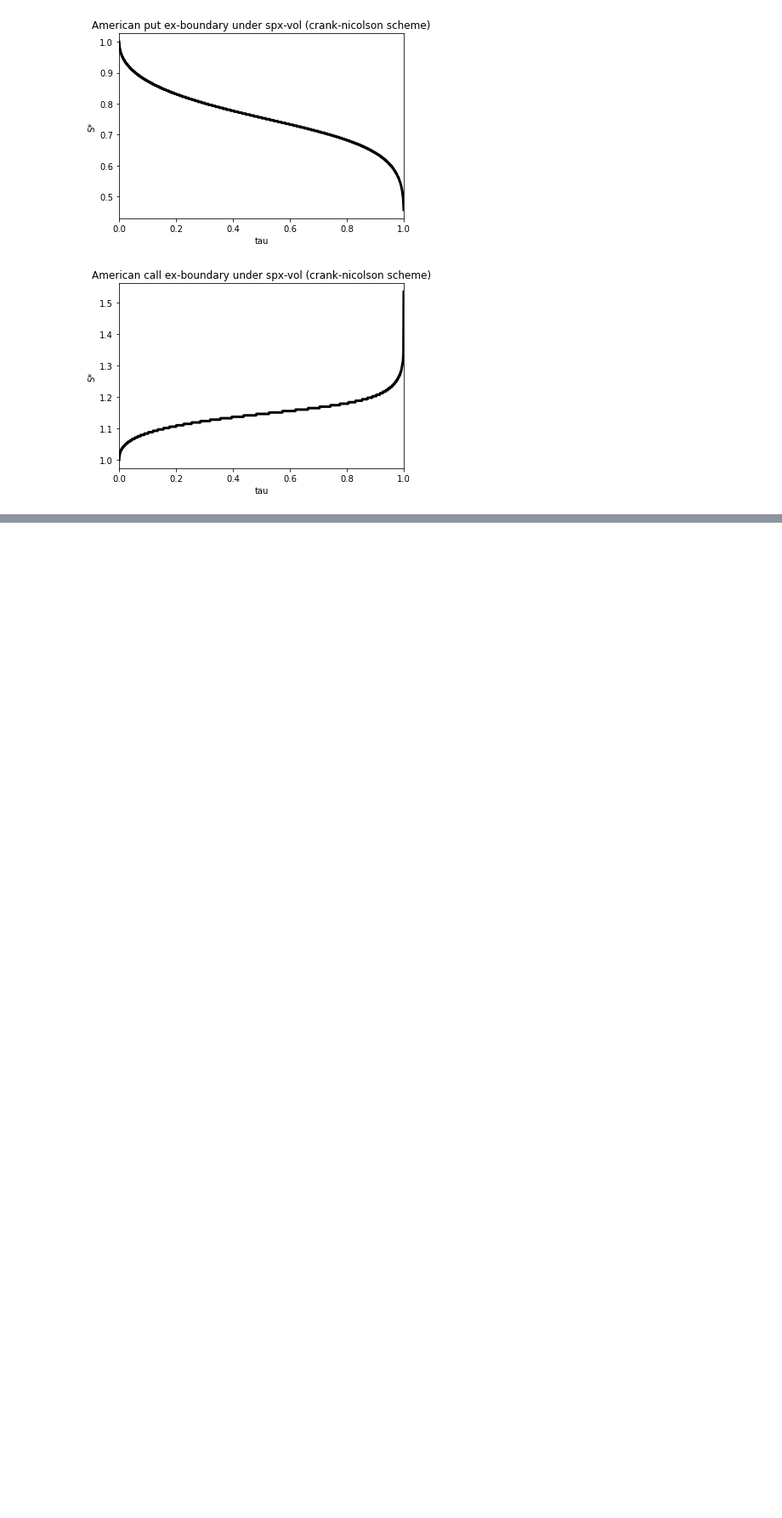
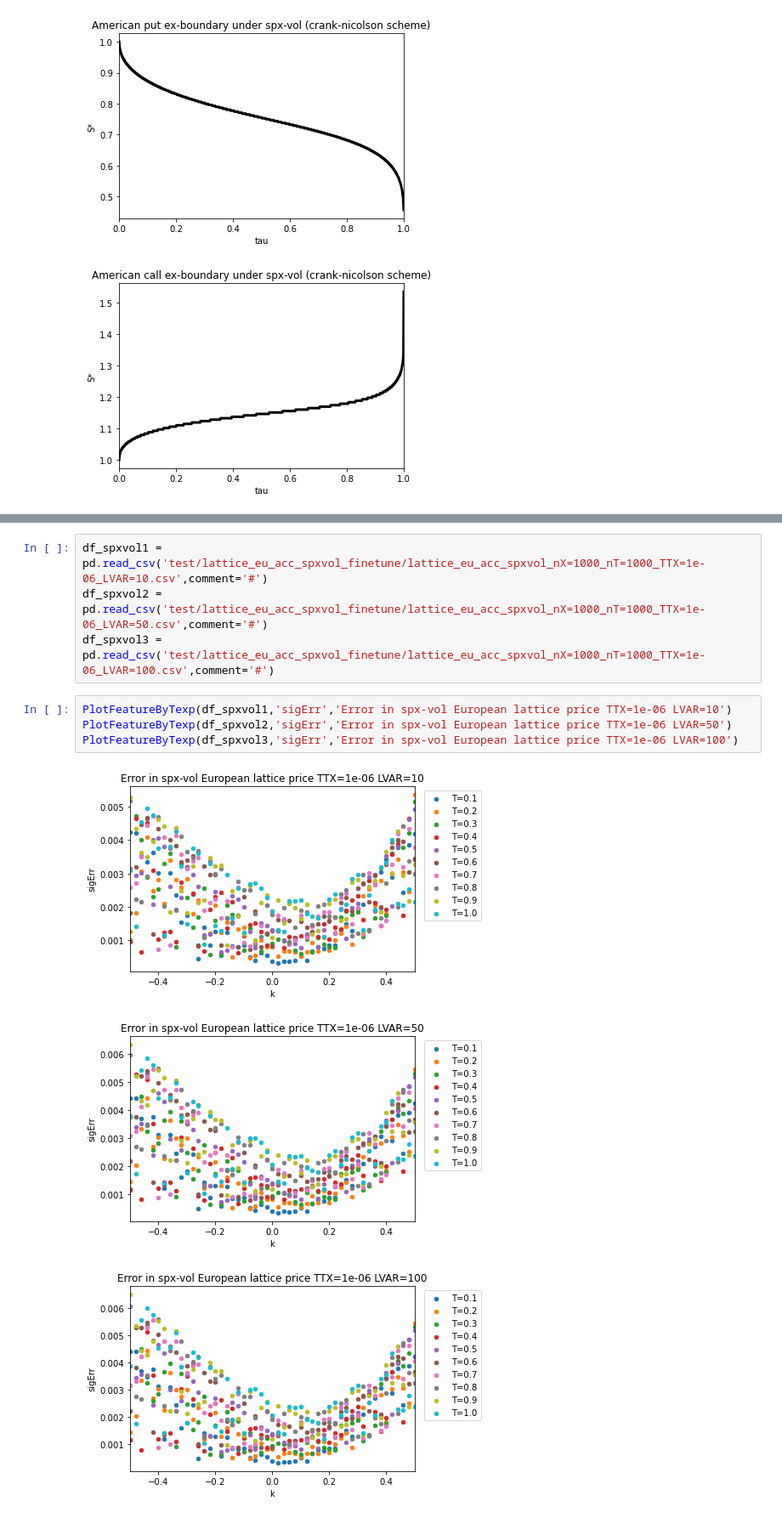
Before and after one commit to frankieycy/option-pricing, a Jupyter notebook: research/american-option/main.ipynb, the cells around one changed output, grey strips where cells are left out. Shown at 85% size. Drawn from its saved outputs; the diff is of its cells as text; blank space fills up the shorter version.

```diff
--- a/research/american-option/main.ipynb
+++ b/research/american-option/main.ipynb
@@ -230,0 +235,12 @@ PlotExBdryOverTime(df_atmcall_ex,'American call ex-boundary under spx-vol (crank
+# %%
+df_spxvol1 = pd.read_csv('test/lattice_eu_acc_spxvol_finetune/lattice_eu_acc_spxvol_nX=1000_nT=1000_TTX=1e-06_LVAR=10.csv',comment='#')
+df_spxvol2 = pd.read_csv('test/lattice_eu_acc_spxvol_finetune/lattice_eu_acc_spxvol_nX=1000_nT=1000_TTX=1e-06_LVAR=50.csv',comment='#')
+df_spxvol3 = pd.read_csv('test/lattice_eu_acc_spxvol_finetune/lattice_eu_acc_spxvol_nX=1000_nT=1000_TTX=1e-06_LVAR=100.csv',comment='#')
+# %%
+PlotFeatureByTexp(df_spxvol1,'sigErr','Error in spx-vol European lattice price TTX=1e-06 LVAR=10')
+PlotFeatureByTexp(df_spxvol2,'sigErr','Error in spx-vol European lattice price TTX=1e-06 LVAR=50')
+PlotFeatureByTexp(df_spxvol3,'sigErr','Error in spx-vol European lattice price TTX=1e-06 LVAR=100')
+# %% [output]
+[figure, added]
+[figure, added]
+[figure, added]
```
Also changed, not shown: parts of 4 cells of this notebook, 2 other files.
